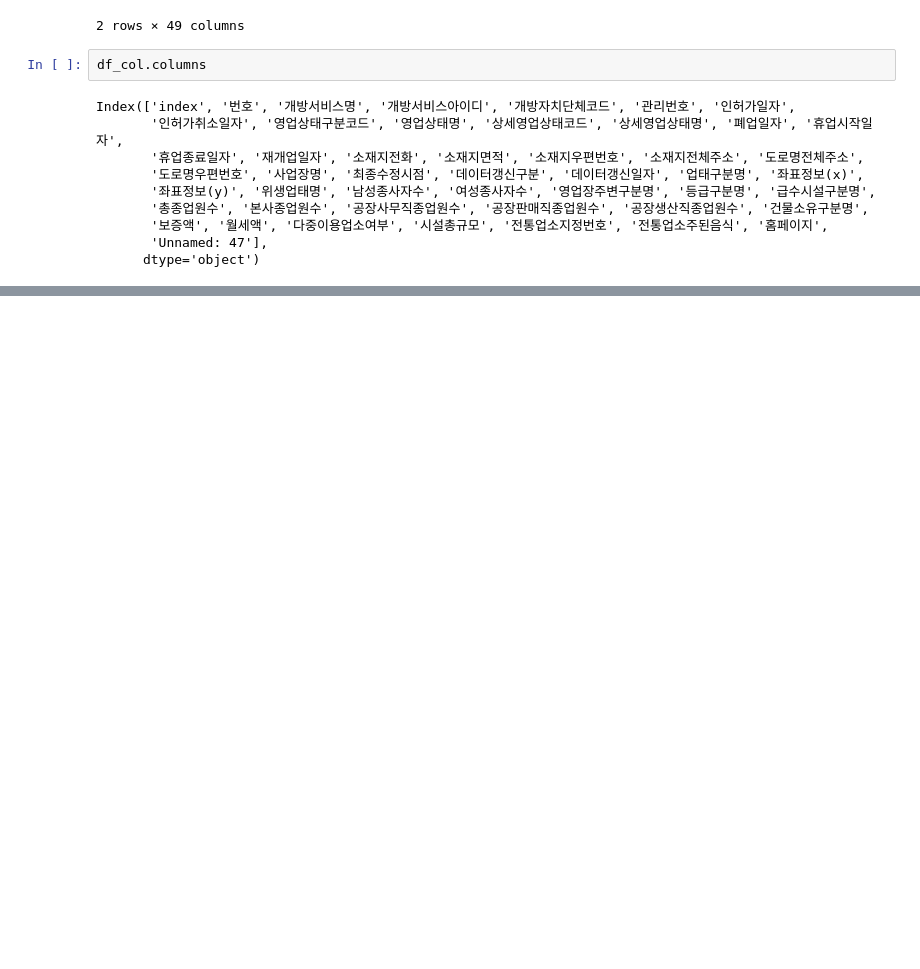
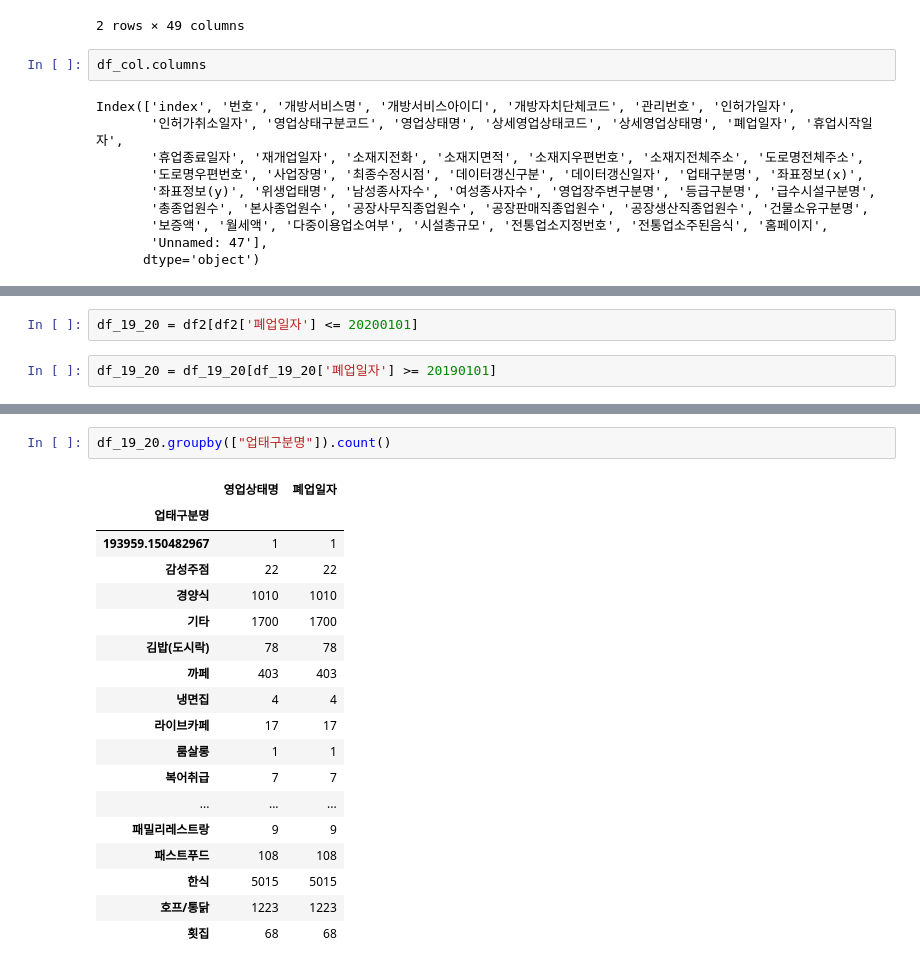
Before and after one commit to choiuikang/restaurant_project., a Jupyter notebook: restaurant_project.ipynb, the cells around one changed output, grey strips where cells are left out. Drawn from its saved outputs; the diff is of its cells as text; blank space fills up the shorter version.

```diff
--- a/restaurant_project.ipynb
+++ b/restaurant_project.ipynb
@@ -80,0 +163,4 @@ df1
+# %%
+df_19_20 = df2[df2['폐업일자'] <= 20200101]
+# %%
+df_19_20 = df_19_20[df_19_20['폐업일자'] >= 20190101]
@@ -80,0 +183,21 @@ df1
+# %%
+df_19_20.groupby(["업태구분명"]).count()
+# %% [output]
+|  | 영업상태명 | 폐업일자 |
+| 업태구분명 |  |  |
+| 193959.150482967 | 1 | 1 |
+| 감성주점 | 22 | 22 |
+| 경양식 | 1010 | 1010 |
+| 기타 | 1700 | 1700 |
+| 김밥(도시락) | 78 | 78 |
+| 까페 | 403 | 403 |
+| 냉면집 | 4 | 4 |
+| 라이브카페 | 17 | 17 |
+| 룸살롱 | 1 | 1 |
+| 복어취급 | 7 | 7 |
+| ... | ... | ... |
+| 패밀리레스트랑 | 9 | 9 |
+| 패스트푸드 | 108 | 108 |
+| 한식 | 5015 | 5015 |
+| 호프/통닭 | 1223 | 1223 |
+| 횟집 | 68 | 68 |
```
Also changed, not shown: parts of 20 cells of this notebook.
